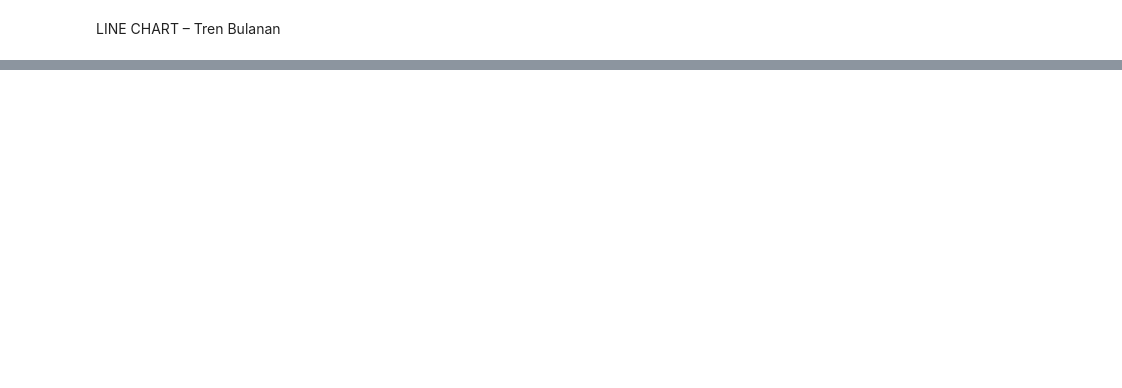
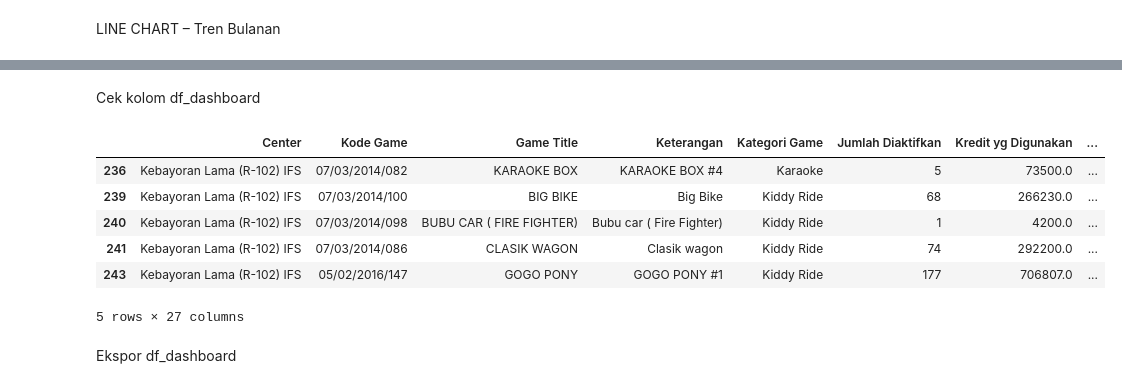
Before and after one commit to operasional-playzone/dashboard-transaksi-kartu, a Jupyter notebook: notebook_mesin.ipynb, the cells around one changed output, grey strips where cells are left out. Cells and saved outputs as stored; diff of their text form; code cells hidden in the pictures; blank space fills up the shorter version.

```diff
--- a/notebook_mesin.ipynb
+++ b/notebook_mesin.ipynb
@@ -1255 +1636,15 @@ Export df
+# %% [markdown]
+Cek kolom df_dashboard
+# %%
+df_dashboard.head()
+# %% [output]
+|  | Center | Kode Game | Game Title | Keterangan | Kategori Game | Jumlah Diaktifkan | Kredit yg Digunakan | ... |
+| 236 | Kebayoran Lama (R-102) IFS | 07/03/2014/082 | KARAOKE BOX | KARAOKE BOX #4 | Karaoke | 5 | 73500.0 | ... |
+| 239 | Kebayoran Lama (R-102) IFS | 07/03/2014/100 | BIG BIKE | Big Bike | Kiddy Ride | 68 | 266230.0 | ... |
+| 240 | Kebayoran Lama (R-102) IFS | 07/03/2014/098 | BUBU CAR ( FIRE FIGHTER) | Bubu car ( Fire Fighter) | Kiddy Ride | 1 | 4200.0 | ... |
+| 241 | Kebayoran Lama (R-102) IFS | 07/03/2014/086 | CLASIK WAGON | Clasik wagon | Kiddy Ride | 74 | 292200.0 | ... |
+| 243 | Kebayoran Lama (R-102) IFS | 05/02/2016/147 | GOGO PONY | GOGO PONY #1 | Kiddy Ride | 177 | 706807.0 | ... |
+5 rows × 27 columns
+# %% [markdown]
+Ekspor df_dashboard
 # %%
```
Also changed, not shown: parts of 46 cells of this notebook, 2 other files.
